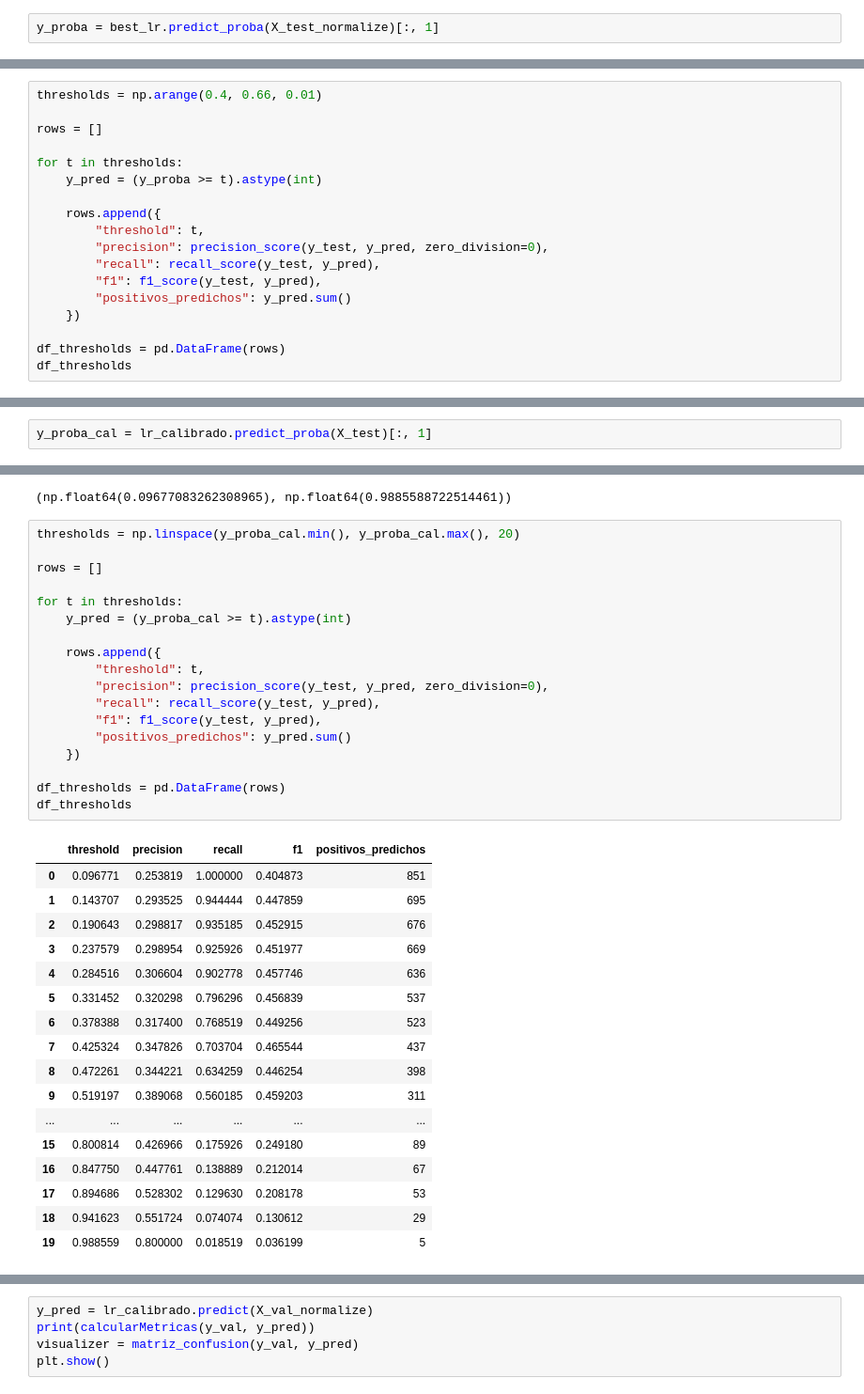
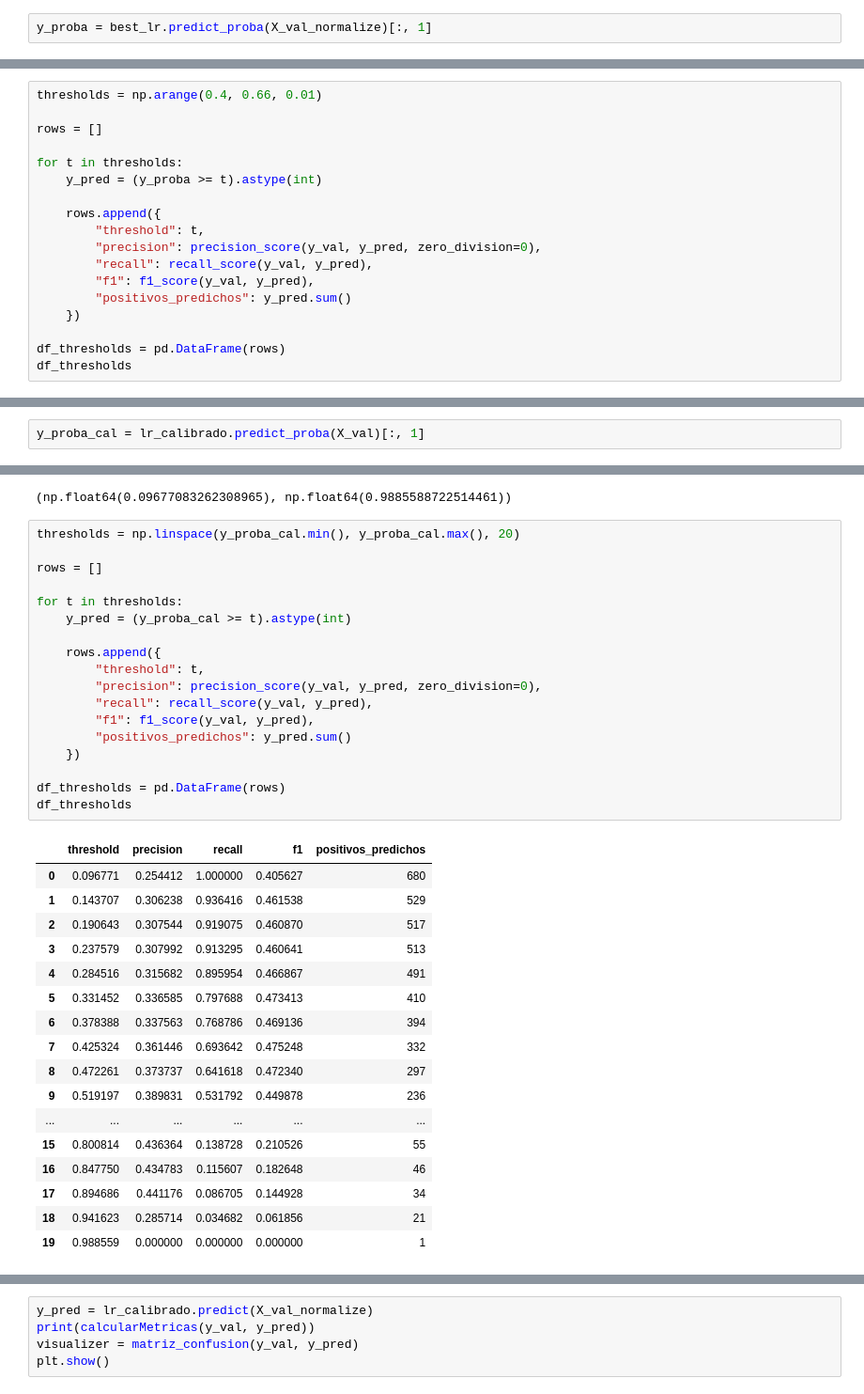
Before and after one commit to GuilleLondero/churn_insight_hackathon, a Jupyter notebook: data_science/notebooks/optimizacion_modelos.ipynb, the cells around one changed output, grey strips where cells are left out. Shown at 94% size. Drawn from its saved outputs; the diff is of its cells as text.

```diff
--- a/data_science/notebooks/optimizacion_modelos.ipynb
+++ b/data_science/notebooks/optimizacion_modelos.ipynb
@@ -486,7 +487,7 @@ plt.show()
 # %% [markdown]
 ## Eligiendo el umbral
 # %%
-y_proba = best_lr.predict_proba(X_test_normalize)[:, 1]
+y_proba = best_lr.predict_proba(X_val_normalize)[:, 1]
 # %%
 y_proba.min(), y_proba.max()
 # %% [output]
@@ -501,9 +502,9 @@ for t in thresholds:
 
     rows.append({
         "threshold": t,
-        "precision": precision_score(y_test, y_pred, zero_division=0),
-        "recall": recall_score(y_test, y_pred),
-        "f1": f1_score(y_test, y_pred),
+        "precision": precision_score(y_val, y_pred, zero_division=0),
+        "recall": recall_score(y_val, y_pred),
+        "f1": f1_score(y_val, y_pred),
         "positivos_predichos": y_pred.sum()
     })
 
@@ -546,7 +547,7 @@ CalibratedClassifierCV(cv=5,
                                                     random_state=82,
                                                     solver='liblinear'))
 # %%
-y_proba_cal = lr_calibrado.predict_proba(X_test)[:, 1]
+y_proba_cal = lr_calibrado.predict_proba(X_val)[:, 1]
 # %%
 y_proba_cal.min(), y_proba_cal.max()
 # %% [output]
@@ -554,37 +555,37 @@ y_proba_cal.min(), y_proba_cal.max()
 # %%
 thresholds = np.linspace(y_proba_cal.min(), y_proba_cal.max(), 20)
 
 rows = []
 
 for t in thresholds:
     y_pred = (y_proba_cal >= t).astype(int)
 
     rows.append({
         "threshold": t,
-        "precision": precision_score(y_test, y_pred, zero_division=0),
-        "recall": recall_score(y_test, y_pred),
-        "f1": f1_score(y_test, y_pred),
+        "precision": precision_score(y_val, y_pred, zero_division=0),
+        "recall": recall_score(y_val, y_pred),
+        "f1": f1_score(y_val, y_pred),
         "positivos_predichos": y_pred.sum()
     })
 
 df_thresholds = pd.DataFrame(rows)
 df_thresholds
 # %% [output]
 |  | threshold | precision | recall | f1 | positivos_predichos |
-| 0 | 0.096771 | 0.253819 | 1.000000 | 0.404873 | 851 |
-| 1 | 0.143707 | 0.293525 | 0.944444 | 0.447859 | 695 |
-| 2 | 0.190643 | 0.298817 | 0.935185 | 0.452915 | 676 |
-| 3 | 0.237579 | 0.298954 | 0.925926 | 0.451977 | 669 |
-| 4 | 0.284516 | 0.306604 | 0.902778 | 0.457746 | 636 |
-| 5 | 0.331452 | 0.320298 | 0.796296 | 0.456839 | 537 |
-| 6 | 0.378388 | 0.317400 | 0.768519 | 0.449256 | 523 |
-| 7 | 0.425324 | 0.347826 | 0.703704 | 0.465544 | 437 |
-| 8 | 0.472261 | 0.344221 | 0.634259 | 0.446254 | 398 |
-| 9 | 0.519197 | 0.389068 | 0.560185 | 0.459203 | 311 |
+| 0 | 0.096771 | 0.254412 | 1.000000 | 0.405627 | 680 |
+| 1 | 0.143707 | 0.306238 | 0.936416 | 0.461538 | 529 |
+| 2 | 0.190643 | 0.307544 | 0.919075 | 0.460870 | 517 |
+| 3 | 0.237579 | 0.307992 | 0.913295 | 0.460641 | 513 |
+| 4 | 0.284516 | 0.315682 | 0.895954 | 0.466867 | 491 |
+| 5 | 0.331452 | 0.336585 | 0.797688 | 0.473413 | 410 |
+| 6 | 0.378388 | 0.337563 | 0.768786 | 0.469136 | 394 |
+| 7 | 0.425324 | 0.361446 | 0.693642 | 0.475248 | 332 |
+| 8 | 0.472261 | 0.373737 | 0.641618 | 0.472340 | 297 |
+| 9 | 0.519197 | 0.389831 | 0.531792 | 0.449878 | 236 |
 | ... | ... | ... | ... | ... | ... |
-| 15 | 0.800814 | 0.426966 | 0.175926 | 0.249180 | 89 |
-| 16 | 0.847750 | 0.447761 | 0.138889 | 0.212014 | 67 |
-| 17 | 0.894686 | 0.528302 | 0.129630 | 0.208178 | 53 |
-| 18 | 0.941623 | 0.551724 | 0.074074 | 0.130612 | 29 |
-| 19 | 0.988559 | 0.800000 | 0.018519 | 0.036199 | 5 |
+| 15 | 0.800814 | 0.436364 | 0.138728 | 0.210526 | 55 |
+| 16 | 0.847750 | 0.434783 | 0.115607 | 0.182648 | 46 |
+| 17 | 0.894686 | 0.441176 | 0.086705 | 0.144928 | 34 |
+| 18 | 0.941623 | 0.285714 | 0.034682 | 0.061856 | 21 |
+| 19 | 0.988559 | 0.000000 | 0.000000 | 0.000000 | 1 |
 # %%
```
Also changed, not shown: parts of 33 cells of this notebook.
